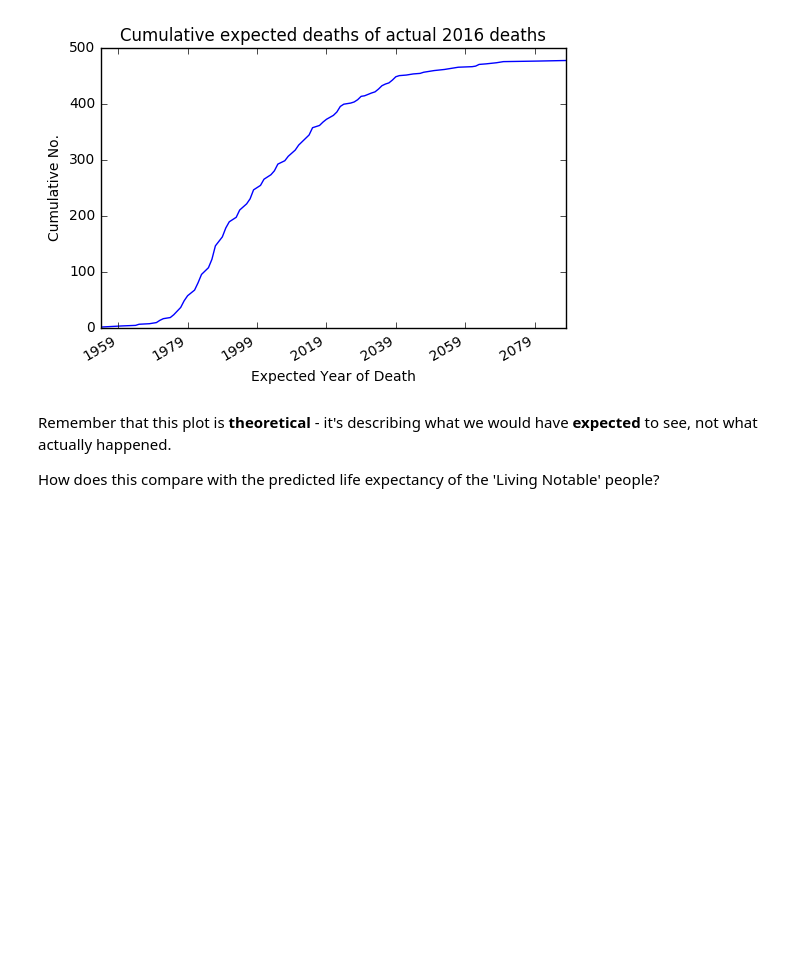
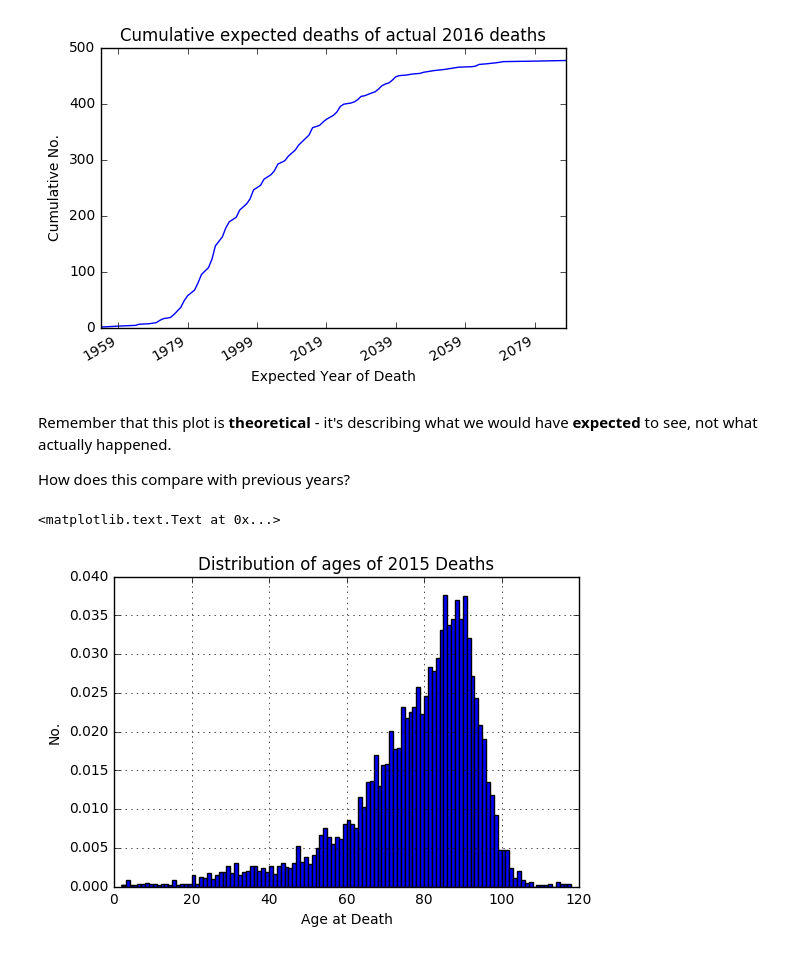
Before and after one commit to nowaycomputer/2016_celebs, a Jupyter notebook: 2016 Celebrity Deaths.ipynb, the cells around one changed output. Drawn from its saved outputs; the diff is of its cells as text; code cells hidden in the pictures; blank space fills up the shorter version.

```diff
--- a/2016 Celebrity Deaths.ipynb
+++ b/2016 Celebrity Deaths.ipynb
@@ -198,4 +196,41 @@ aq.set_title('Cumulative expected deaths of actual 2016 deaths')
 # %% [markdown]
 Remember that this plot is **theoretical** - it's describing what we would have **expected** to see, not what actually happened.
 
-How does this compare with the predicted life expectancy of the 'Living Notable' people?
+How does this compare with previous years?
+# %%
+# A function to get a list of death dates from wikipedia's 'Death in
+# XXXX Page - returns a list of ages at death
+def get_year_deaths(year):
+    ages=[]
+    months = []
+    # Get a list of months
+    for i in range(1,13):
+        months.append((datetime.date(2016, i, 1).strftime('%B')))
+    expr = re.compile('\d+')
+
+    # For each month
+    for m in months:
+        with urllib.request.urlopen('https://en.wikipedia.org/wiki/Deaths_in_'+m+'_'+str(year)) as response:
+            soup = BeautifulSoup(response,'html5lib')
+            data = soup.findAll('div',attrs={'class':'mw-content-ltr'})
+            for div in data:
+                search = div.findAll('li')
+                for s in search:
+                    if re.match("^[a-zA-Z]+.*", s.text):
+                        if(s.text[0].isalpha()):
+                            if(len(re.findall('\d+', s.text))>0):
+                                if(int(re.findall('\d+', s.text)[0])<120):
+                                    ages.append(int(re.findall('\d+', s.text)[0]))
+    return ages
+# %%
+deaths_2015=get_year_deaths(2015)
+# %%
+s_2015 = pd.Series(deaths_2015)
+n_bins=int((max(s_2015)-min(s_2015)))
+az=s_2015.hist(normed=True,bins=n_bins)
+az.set_xlabel('Age at Death')
+az.set_ylabel('No.')
+az.set_title('Distribution of ages of 2015 Deaths')
+# %% [output]
+<matplotlib.text.Text at 0x...>
+[figure, added]
```
Also changed, not shown: parts of 23 cells of this notebook.
